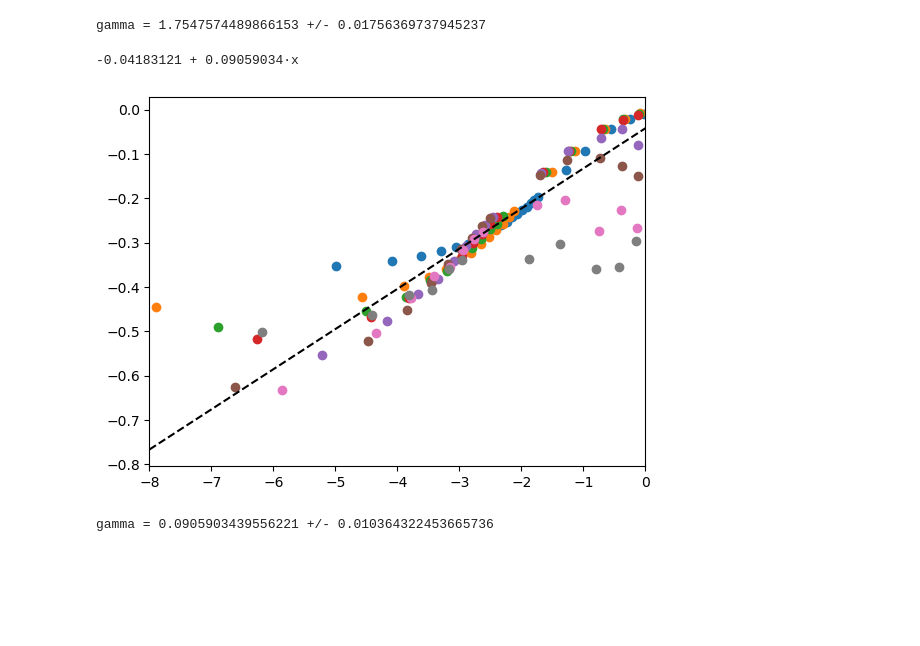
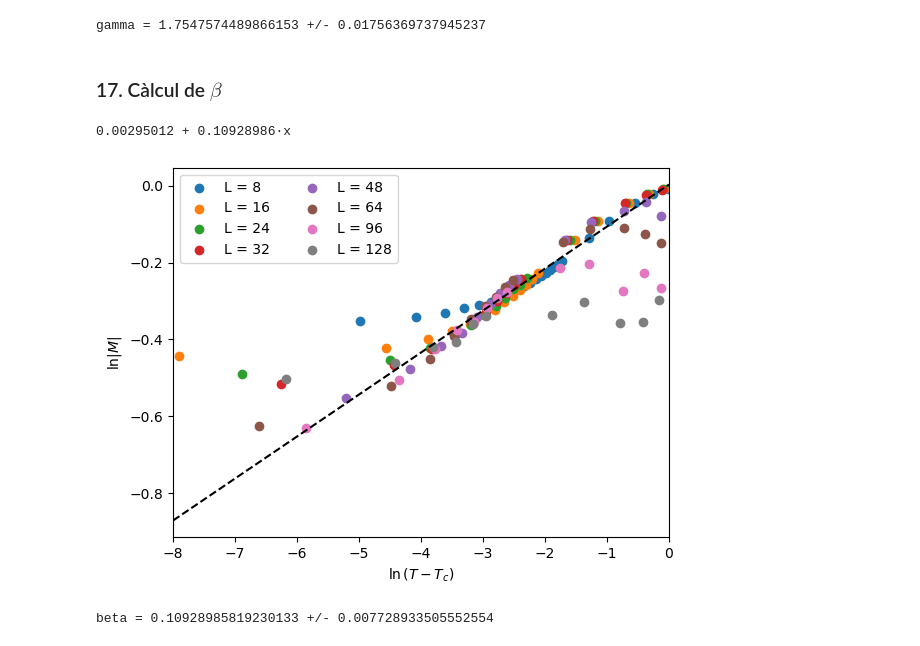
Before and after one commit to AdriRed/practiques-fenomens, a Jupyter notebook: P3/informe.ipynb, the cells around one changed output. Saved outputs shown, nothing was run; the diff lists cells and outputs as text; code cells hidden in the pictures; blank space fills up the shorter version.

```diff
--- a/P3/informe.ipynb
+++ b/P3/informe.ipynb
@@ -333,33 +337,37 @@ print("gamma =", m, "+/-", sigma_m)
 -3.04313652 + 1.75475745·x
 [figure]
 gamma = 1.7547574489866153 +/- 0.01756369737945237
+# %% [markdown]
+### 17. Càlcul de $\beta$
 # %%
 agg = pd.DataFrame(columns=['x', 'y'])
 fig, ax = plt.subplots()
 for l in files:
     data = df[(df['L'] == l) & (df['T'] < cv_maxs[l])]
     Ys = np.log(data['<|M|>']/data['L']**2)
     Xs = np.log(cv_maxs[l] - data['T'])
     reduced_data = pd.DataFrame({'x': Xs, 'y': Ys})
-    reduced_data = reduced_data[(reduced_data['x'] < -2) & (reduced_data['x'] > -2.8)]
+    reduced_data = reduced_data[(reduced_data['x'] < -2) & (reduced_data['x'] > -3)]
     agg = pd.concat([agg, reduced_data], ignore_index=True)
-    ax.scatter(Xs, Ys)
+    ax.scatter(Xs, Ys, label=f'L = {l}')
 agg = agg.sort_values('x')
 beta_fit = np.polynomial.Polynomial.fit(agg['x'], agg['y'], deg=1)
 x_fit = np.linspace(-8, 0, 100)
 ax.set_xlim(-8, 0)
 ax.plot(x_fit, beta_fit(x_fit), linestyle='--', color='black')
-
+ax.legend(ncol=2,)
+ax.set_ylabel("$\\ln|M|$")
+ax.set_xlabel("$\\ln{(T-T_c)}$")
 print(beta_fit.convert())
 plt.show()
 
 coeffs, cov = np.polyfit(agg['x'], agg['y'], deg=1, cov=True)
-m, b = coeffs                # pendiente y ordenada
+beta, b = coeffs                # pendiente y ordenada
 sigma_m = np.sqrt(cov[0,0])  # incertidumbre de la pendiente
 sigma_b = np.sqrt(cov[1,1])  # incertidumbre de la ordenada
 
-print("gamma =", m, "+/-", sigma_m)
+print("beta =", beta, "+/-", sigma_m)
 # %% [output]
--0.04183121 + 0.09059034·x
+0.00295012 + 0.10928986·x
-[figure, old version]
+[figure, new version]
-gamma = 0.0905903439556221 +/- 0.010364322453665736
+beta = 0.10928985819230133 +/- 0.007728933505552554
```
Also changed, not shown: parts of 9 cells of this notebook.
